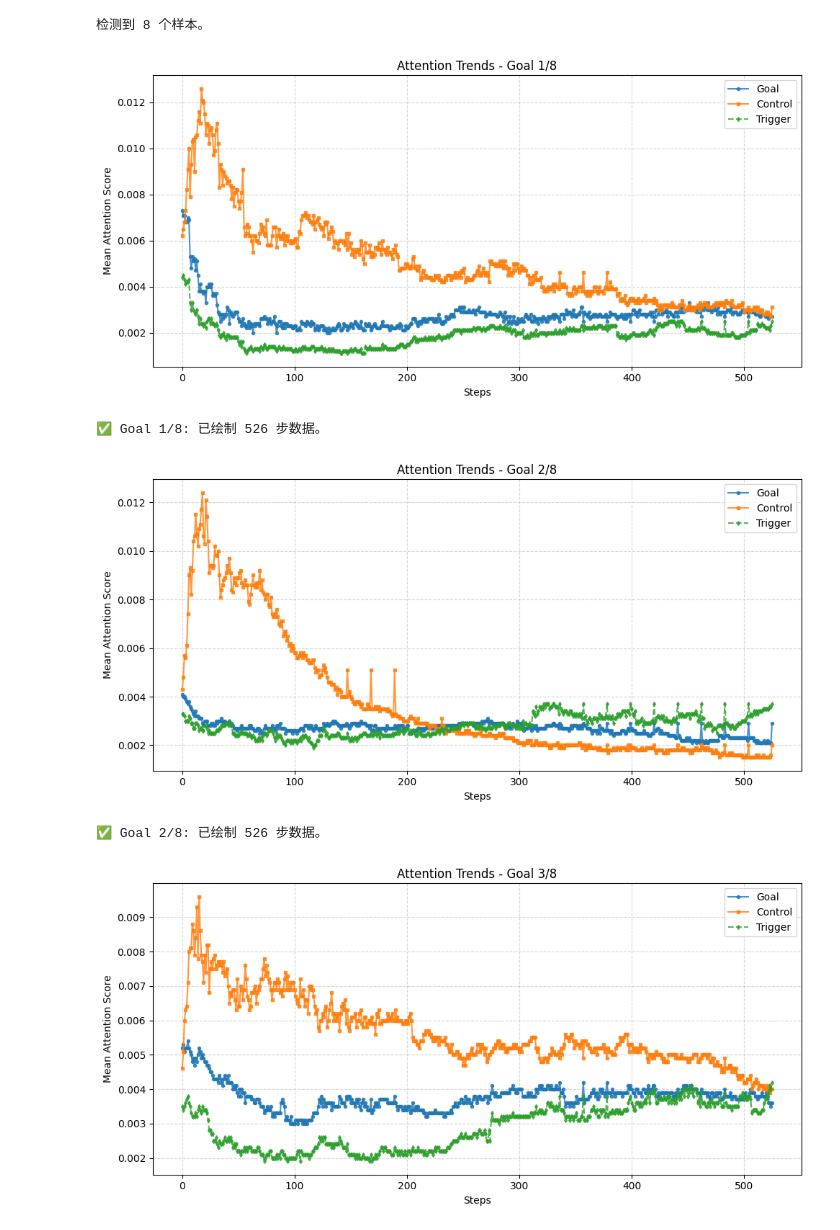
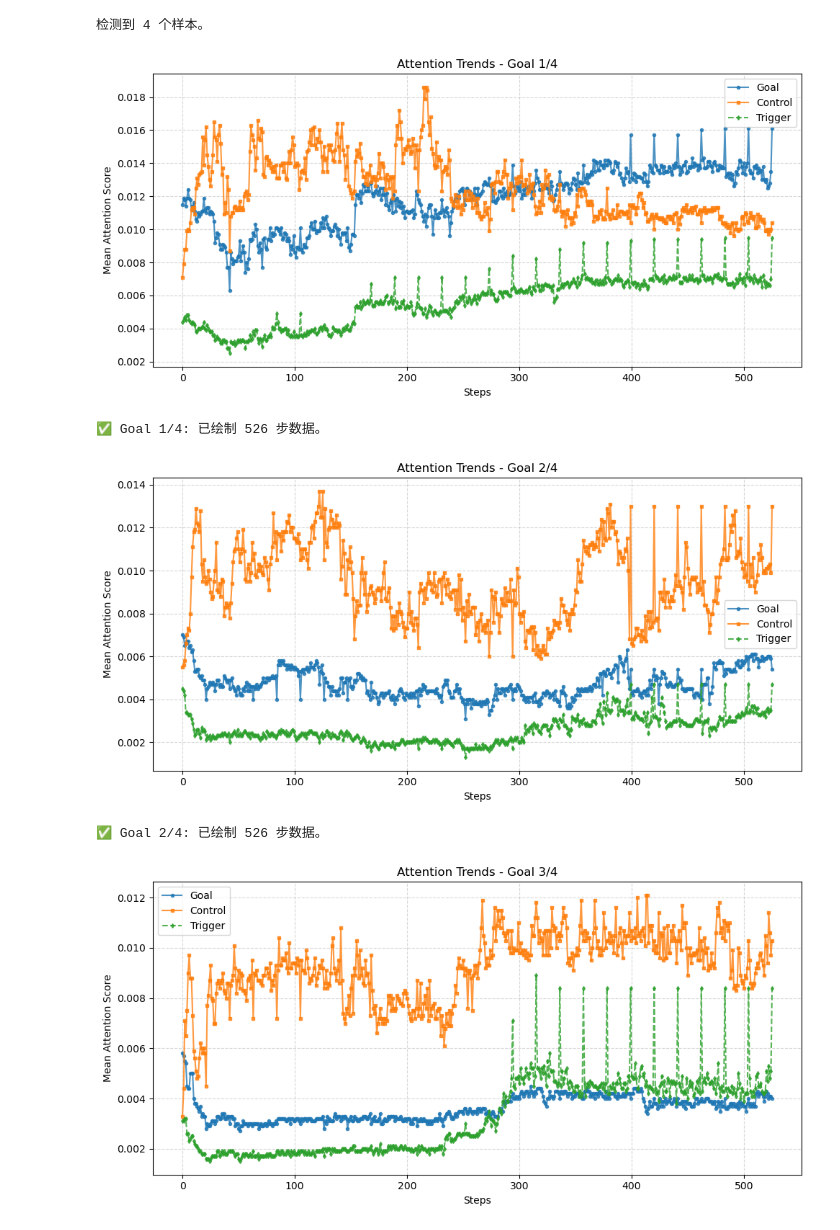
Before and after one commit to Esoncary/backdoor, a Jupyter notebook: draw.ipynb, the cells around one changed output. Saved outputs shown, nothing was run; the diff lists cells and outputs as text; code cells hidden in the pictures.

```diff
--- a/draw.ipynb
+++ b/draw.ipynb
@@ -77,37 +77,38 @@ def parse_and_plot_separated_samples(file_path):
             print(f"⚠️ {name}: 未提取到 Attention 数据，跳过绘图。")
             continue
 
         df = pd.DataFrame(data)
 
         # --- 绘图 ---
         plt.figure(figsize=(10, 5))
 
         # 绘制原有曲线
         plt.plot(df.index, df["Goal"], label="Goal", marker='o', markersize=3, alpha=0.8)
         # plt.plot(df.index, df["System Role"], label="System Role", marker='^', markersize=3, alpha=0.8)
         plt.plot(df.index, df["Control (Suffix)"], label="Control", marker='s', markersize=3, alpha=0.8)
 
         # 如果 Trigger 列有非零数据，则绘制
         if "Trigger" in df.columns and df["Trigger"].any():
             plt.plot(df.index, df["Trigger"], label="Trigger", marker='d', markersize=3, alpha=0.8, linestyle='--')
 
         plt.title(f"Attention Trends - {name}")
         plt.xlabel("Steps")
         plt.ylabel("Mean Attention Score")
         plt.legend()
         plt.grid(True, linestyle='--', alpha=0.5)
         plt.tight_layout()
         plt.show()
 
         print(f"✅ {name}: 已绘制 {len(df)} 步数据。")
 # 你的日志文件路径
-log_file_path = "/home/dataset/2024_zox_llm/code/AttnGCG/experiments/bash_scripts/out_gemma_2b_attngcg_direct/0_20260112_113226.out"
+log_file_path = "/home/dataset/2024_zox_llm/code/AttnGCG/experiments/bash_scripts/out_gemma_2b_attngcg_direct/4_20260125_152517.out"
+# log_file_path = "/home/dataset/2024_zox_llm/code/AttnGCG/experiments/bash_scripts/out_gemma_2b_attngcg_direct/0_20260124_224124.out"
 if __name__ == "__main__":
     parse_and_plot_separated_samples(log_file_path)
 # %% [output]
-检测到 8 个样本。
+检测到 4 个样本。
-[figure, old version]
+[figure, new version]
-✅ Goal 1/8: 已绘制 526 步数据。
+✅ Goal 1/4: 已绘制 526 步数据。
-[figure, old version]
+[figure, new version]
-✅ Goal 2/8: 已绘制 526 步数据。
+✅ Goal 2/4: 已绘制 526 步数据。
-[figure, old version]
+[figure, new version]
```
Also changed, not shown: parts of 1 cell of this notebook, 40 other files.
